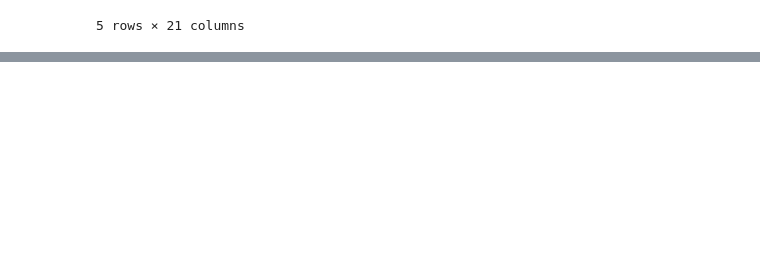
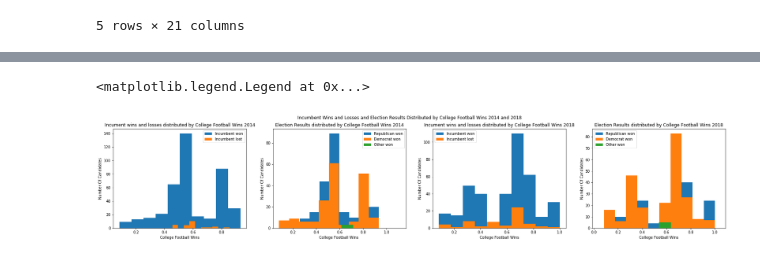
Before and after one commit to Abelay02/CS109a-Final-Project, a Jupyter notebook: Final Project Consolidated Code.ipynb, the cells around one changed output, grey strips where cells are left out. Cells and saved outputs as stored; diff of their text form; code cells hidden in the pictures; blank space fills up the shorter version.

```diff
--- a/Final Project Consolidated Code.ipynb
+++ b/Final Project Consolidated Code.ipynb
@@ -581,0 +582,17 @@ model_frame18_st.head()
+# %%
+# Divide the datasets so that explorations can be done more easily
+# 2014
+incumbent_wins = model_frame14_dist[model_frame14_dist['incumbency'] == model_frame14_dist['class']]
+incumbent_loss = model_frame14_dist[model_frame14_dist['incumbency'] != model_frame14_dist['class']]
+
+republican = model_frame14_dist[model_frame14_dist['class'] == 0]
+democrat = model_frame14_dist[model_frame14_dist['class'] == 1]
+other = model_frame14_dist[model_frame14_dist['class'] == 2]
+
+# Election Results
+incumbent_wins_18 = model_frame18_dist[model_frame18_dist['incumbency'] == model_frame18_dist['class']]
+incumbent_loss_18 = model_frame18_dist[model_frame18_dist['incumbency'] != model_frame18_dist['class']]
+
+republican_18 = model_frame18_dist[model_frame18_dist['class'] == 0]
+democrat_18 = model_frame18_dist[model_frame18_dist['class'] == 1]
+other_18 = model_frame18_dist[model_frame18_dist['class'] == 2]
@@ -581,0 +631,37 @@ model_frame18_st.head()
+# %%
+fig, ax = plt.subplots(1,4, figsize=(30, 5))
+
+fig.suptitle('Incumbent Wins and Losses and Election Results Distributed by College Football Wins 2014 and 2018')
+
+ax[0].hist(incumbent_wins['cfb 14'], label='Incumbent won')
+ax[0].hist(incumbent_loss['cfb 14'], label= 'Incumbent lost')
+ax[0].set_xlabel('College Football Wins')
+ax[0].set_ylabel('Number Of Candidates')
+ax[0].set_title('Incument wins and losses distributed by College Football Wins 2014')
+ax[0].legend()
+
+ax[1].hist(republican['cfb 14'], label='Republican won')
+ax[1].hist(democrat['cfb 14'], label= 'Democrat won')
+ax[1].hist(other['cfb 14'], label= 'Other won')
+ax[1].set_xlabel('College Football Wins ')
+ax[1].set_ylabel('Number Of Candidates')
+ax[1].set_title('Election Results distributed by College Football Wins 2014')
+ax[1].legend()
+
+ax[2].hist(incumbent_wins_18['cfb 18'], label='Incumbent won')
+ax[2].hist(incumbent_loss_18['cfb 18'], label= 'Incumbent lost')
+ax[2].set_xlabel('College Football Wins')
+ax[2].set_ylabel('Number Of Candidates')
+ax[2].set_title('Incument wins and losses distributed by College Football Wins 2018')
+ax[2].legend()
+
+ax[3].hist(republican_18['cfb 18'], label='Republican won')
+ax[3].hist(democrat_18['cfb 18'], label= 'Democrat won')
+ax[3].hist(other_18['cfb 18'], label= 'Other won')
+ax[3].set_xlabel('College Football Wins')
+ax[3].set_ylabel('Number Of Candidates')
+ax[3].set_title('Election Results distributed by College Football Wins 2018')
+ax[3].legend()
+# %% [output]
+<matplotlib.legend.Legend at 0x...>
+[figure, added]
```
Also changed, not shown: parts of 17 cells of this notebook.
